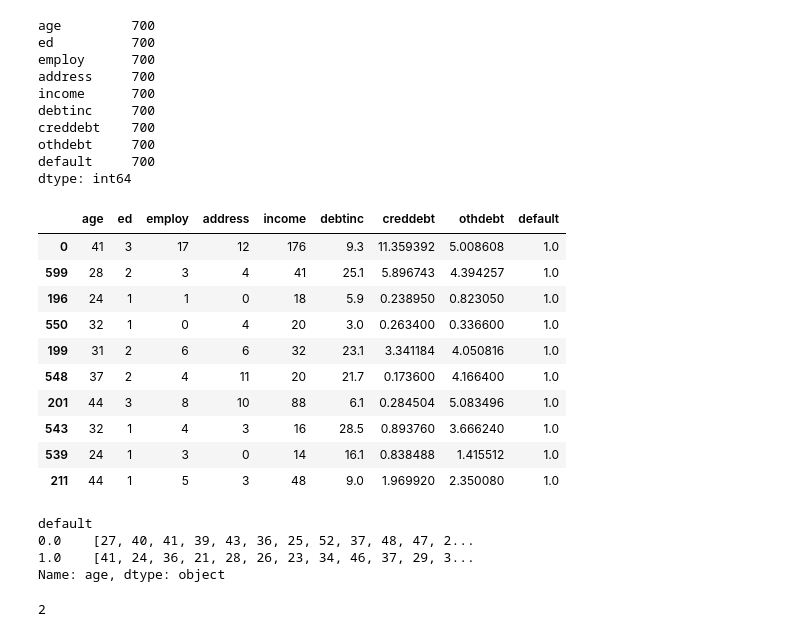
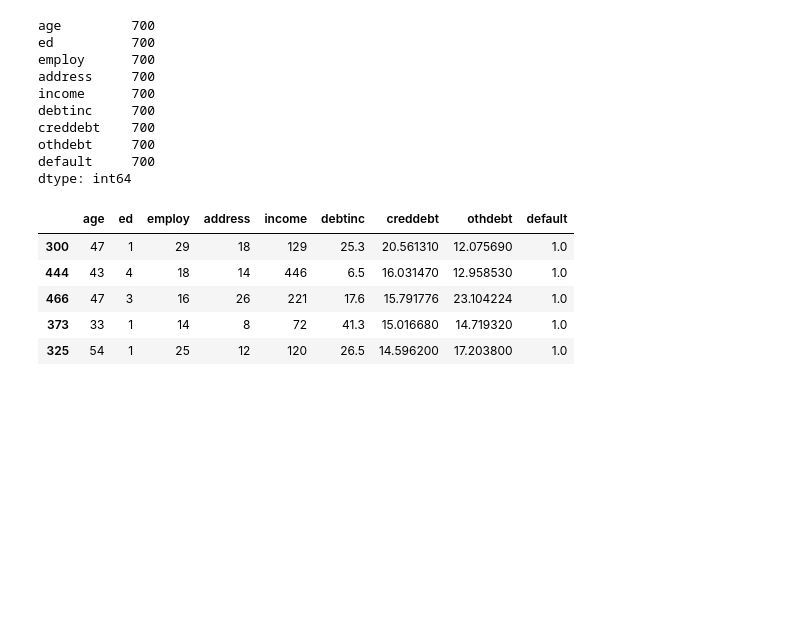
Before and after one commit to Loui3iii/Project-1, a Jupyter notebook: Project1_Group6.ipynb, the cells around one changed output. Drawn from its saved outputs; the diff is of its cells as text; code cells hidden in the pictures; blank space fills up the shorter version.

```diff
--- a/Project1_Group6.ipynb
+++ b/Project1_Group6.ipynb
@@ -42,29 +44,12 @@ othdebt     700
 default     700
 dtype: int64
 # %%
-default_age = bankloan_clean.sort_values(by= "default", ascending=False)
-default_age.head(10)
+default_credit_debt = bankloan_clean.sort_values(by= "creddebt", ascending=False)
+default_credit_debt.head()
 # %% [output]
 |  | age | ed | employ | address | income | debtinc | creddebt | othdebt | default |
-| 0 | 41 | 3 | 17 | 12 | 176 | 9.3 | 11.359392 | 5.008608 | 1.0 |
-| 599 | 28 | 2 | 3 | 4 | 41 | 25.1 | 5.896743 | 4.394257 | 1.0 |
-| 196 | 24 | 1 | 1 | 0 | 18 | 5.9 | 0.238950 | 0.823050 | 1.0 |
-| 550 | 32 | 1 | 0 | 4 | 20 | 3.0 | 0.263400 | 0.336600 | 1.0 |
-| 199 | 31 | 2 | 6 | 6 | 32 | 23.1 | 3.341184 | 4.050816 | 1.0 |
-| 548 | 37 | 2 | 4 | 11 | 20 | 21.7 | 0.173600 | 4.166400 | 1.0 |
-| 201 | 44 | 3 | 8 | 10 | 88 | 6.1 | 0.284504 | 5.083496 | 1.0 |
-| 543 | 32 | 1 | 4 | 3 | 16 | 28.5 | 0.893760 | 3.666240 | 1.0 |
-| 539 | 24 | 1 | 3 | 0 | 14 | 16.1 | 0.838488 | 1.415512 | 1.0 |
-| 211 | 44 | 1 | 5 | 3 | 48 | 9.0 | 1.969920 | 2.350080 | 1.0 |
+| 300 | 47 | 1 | 29 | 18 | 129 | 25.3 | 20.561310 | 12.075690 | 1.0 |
+| 444 | 43 | 4 | 18 | 14 | 446 | 6.5 | 16.031470 | 12.958530 | 1.0 |
+| 466 | 47 | 3 | 16 | 26 | 221 | 17.6 | 15.791776 | 23.104224 | 1.0 |
+| 373 | 33 | 1 | 14 | 8 | 72 | 41.3 | 15.016680 | 14.719320 | 1.0 |
+| 325 | 54 | 1 | 25 | 12 | 120 | 26.5 | 14.596200 | 17.203800 | 1.0 |
-# %%
-age_group_df= bankloan_clean.groupby(["default"])["age"].unique()
-age_group_df
-# %% [output]
-default
-0.0    [27, 40, 41, 39, 43, 36, 25, 52, 37, 48, 47, 2...
-1.0    [41, 24, 36, 21, 28, 26, 23, 34, 46, 37, 29, 3...
-Name: age, dtype: object
-# %%
-age_group_df.count()
-# %% [output]
-2
```
Also changed, not shown: parts of 8 cells of this notebook, 4 other files.
